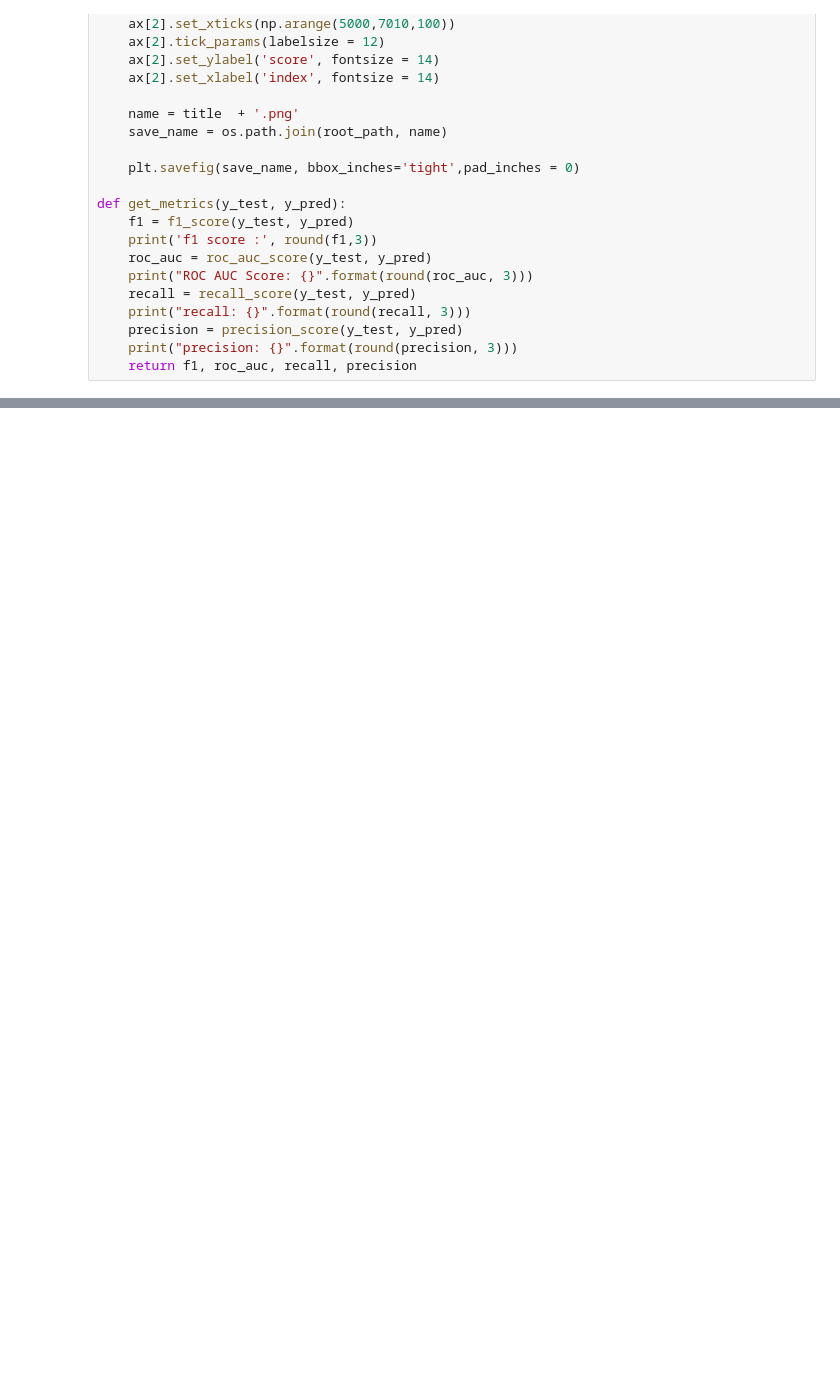
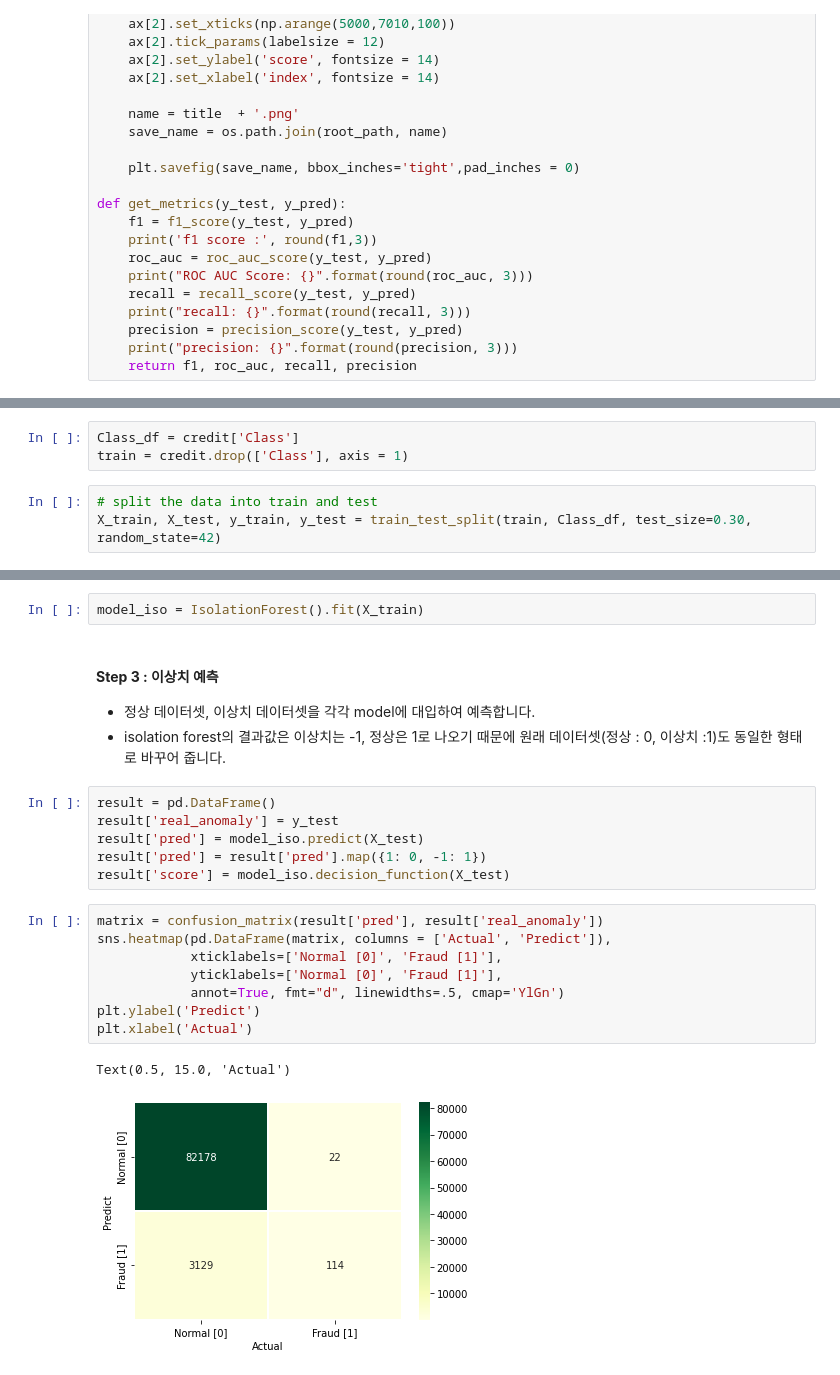
Before and after one commit to SunwooKimstar/Business_Analytics_ch3, a Jupyter notebook: anomaly.ipynb, the cells around one changed output, grey strips where cells are left out. Cells and saved outputs as stored; diff of their text form; blank space fills up the shorter version.

```diff
--- a/anomaly.ipynb
+++ b/anomaly.ipynb
@@ -488,0 +455,6 @@ plot_few_valid_samples(X_valid)
+# %%
+Class_df = credit['Class']
+train = credit.drop(['Class'], axis = 1)
+# %%
+# split the data into train and test
+X_train, X_test, y_train, y_test = train_test_split(train, Class_df, test_size=0.30, random_state=42)
@@ -488,0 +466,23 @@ plot_few_valid_samples(X_valid)
+# %%
+model_iso = IsolationForest().fit(X_train)
+# %% [markdown]
+#### **Step 3 : 이상치 예측**
+* 정상 데이터셋, 이상치 데이터셋을 각각 model에 대입하여 예측합니다.
+* isolation forest의 결과값은 이상치는 -1, 정상은 1로 나오기 때문에 원래 데이터셋(정상 : 0, 이상치 :1)도 동일한 형태로 바꾸어 줍니다.
+# %%
+result = pd.DataFrame()
+result['real_anomaly'] = y_test
+result['pred'] = model_iso.predict(X_test)
+result['pred'] = result['pred'].map({1: 0, -1: 1})
+result['score'] = model_iso.decision_function(X_test)
+# %%
+matrix = confusion_matrix(result['pred'], result['real_anomaly'])
+sns.heatmap(pd.DataFrame(matrix, columns = ['Actual', 'Predict']),
+            xticklabels=['Normal [0]', 'Fraud [1]'],
+            yticklabels=['Normal [0]', 'Fraud [1]'],
+            annot=True, fmt="d", linewidths=.5, cmap='YlGn')
+plt.ylabel('Predict')
+plt.xlabel('Actual')
+# %% [output]
+Text(0.5, 15.0, 'Actual')
+[figure, added]
```
Also changed, not shown: parts of 58 cells of this notebook.
